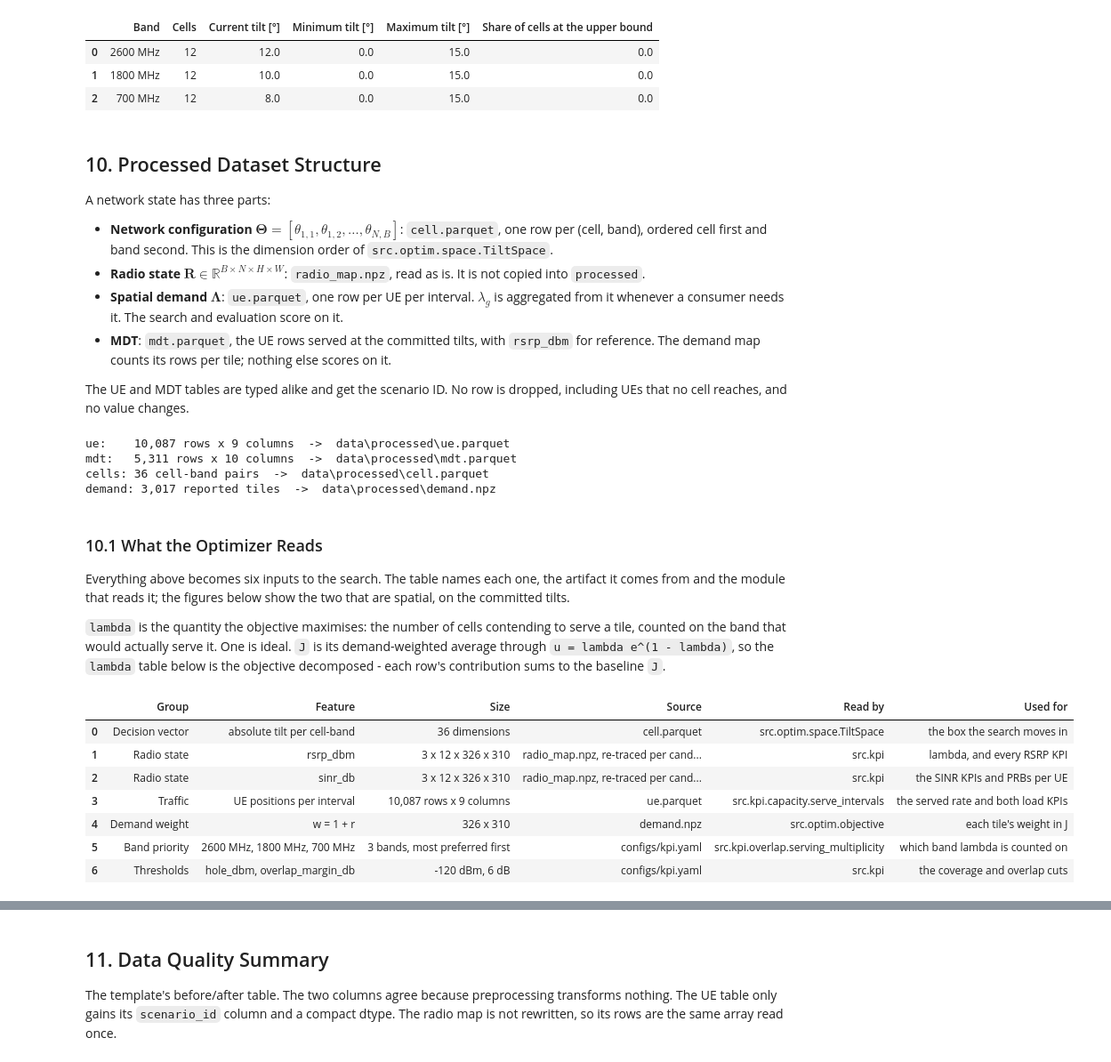
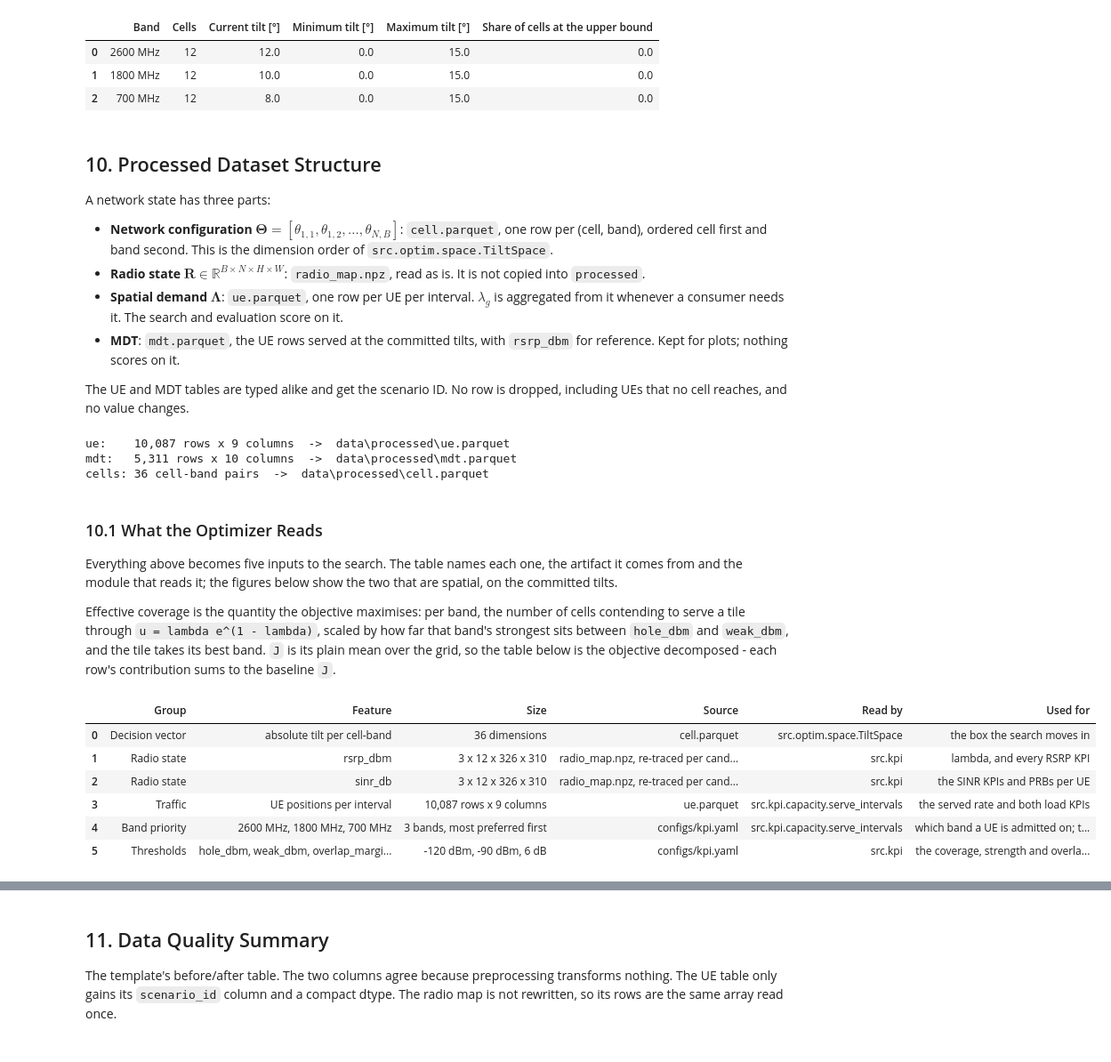
Before and after one commit to NguyenVu04/band-tilt, a Jupyter notebook: notebooks/02_preprocessing.ipynb, the cells around one changed output, grey strips where cells are left out. Shown at 89% size. Drawn from its saved outputs; the diff is of its cells as text; code cells hidden in the pictures.

```diff
--- a/notebooks/02_preprocessing.ipynb
+++ b/notebooks/02_preprocessing.ipynb
@@ -625,7 +474,7 @@ A network state has three parts:
 - **Network configuration** $\mathbf{\Theta} = [\theta_{1,1}, \theta_{1,2}, \dots, \theta_{N,B}]$: `cell.parquet`, one row per (cell, band), ordered cell first and band second. This is the dimension order of `src.optim.space.TiltSpace`.
 - **Radio state** $\mathbf{R} \in \mathbb{R}^{B \times N \times H \times W}$: `radio_map.npz`, read as is. It is not copied into `processed`.
 - **Spatial demand** $\mathbf{\Lambda}$: `ue.parquet`, one row per UE per interval. $\lambda_g$ is aggregated from it whenever a consumer needs it. The search and evaluation score on it.
-- **MDT**: `mdt.parquet`, the UE rows served at the committed tilts, with `rsrp_dbm` for reference. The demand map counts its rows per tile; nothing else scores on it.
+- **MDT**: `mdt.parquet`, the UE rows served at the committed tilts, with `rsrp_dbm` for reference. Kept for plots; nothing scores on it.
 
 The UE and MDT tables are typed alike and get the scenario ID. No row is dropped, including UEs that no cell reaches, and no value changes.
 # %%
@@ -640,35 +489,31 @@ assert (cell_table["band"].astype(str).to_numpy() == np.tile(bands, n_tx)).all()
 ue_path = save(ue, cfg.data.output.ue_file)
 mdt_path = save(mdt, cfg.data.output.mdt_file)
 cell_path = save(cell_table, cfg.data.output.cell_file)
-demand_path = demand.save(demand_map, cfg.data.output.demand_file)
 pd.testing.assert_frame_equal(pd.read_parquet(ue_path), ue)
 pd.testing.assert_frame_equal(pd.read_parquet(mdt_path), mdt)
 pd.testing.assert_frame_equal(pd.read_parquet(cell_path), cell_table)
 print(f"ue:    {len(ue):,} rows x {ue.shape[1]} columns  ->  {ue_path}")
 print(f"mdt:   {len(mdt):,} rows x {mdt.shape[1]} columns  ->  {mdt_path}")
 print(f"cells: {len(cell_table)} cell-band pairs  ->  {cell_path}")
-print(f"demand: {int(reported.sum()):,} reported tiles  ->  {demand_path}")
-np.testing.assert_allclose(demand.load_share(cfg), tile_share)
 # %% [output]
 ue:    10,087 rows x 9 columns  ->  data\processed\ue.parquet
 mdt:   5,311 rows x 10 columns  ->  data\processed\mdt.parquet
 cells: 36 cell-band pairs  ->  data\processed\cell.parquet
-demand: 3,017 reported tiles  ->  data\processed\demand.npz
 # %% [markdown]
 ### 10.1 What the Optimizer Reads
 
-Everything above becomes six inputs to the search. The table names each one, the
+Everything above becomes five inputs to the search. The table names each one, the
 artifact it comes from and the module that reads it; the figures below show the
 two that are spatial, on the committed tilts.
 
-`lambda` is the quantity the objective maximises: the number of cells contending
-to serve a tile, counted on the band that would actually serve it. One is ideal.
-`J` is its demand-weighted average through `u = lambda e^(1 - lambda)`, so the
-`lambda` table below is the objective decomposed - each row's contribution sums
-to the baseline `J`.
+Effective coverage is the quantity the objective maximises: per band, the number
+of cells contending to serve a tile through `u = lambda e^(1 - lambda)`, scaled by
+how far that band's strongest sits between `hole_dbm` and `weak_dbm`, and the tile
+takes its best band. `J` is its plain mean over the grid, so the table below is
+the objective decomposed - each row's contribution sums to the baseline `J`.
 # %%
 space = TiltSpace.from_config(cfg)
-multiplicity = serving_multiplicity(rsrp, cfg, bands)
+utility_per_tile = effective_coverage(rsrp, cfg)
 
 optimizer_features = pd.DataFrame(
     [
@@ -699,47 +544,39 @@ optimizer_features = pd.DataFrame(
         (
             "Traffic",
             "UE positions per interval",
             f"{len(ue):,} rows x {ue.shape[1]} columns",
             "ue.parquet",
             "src.kpi.capacity.serve_intervals",
             "the served rate and both load KPIs",
         ),
         (
-            "Demand weight",
-            "w = 1 + r",
-            f"{n_rows} x {n_cols}",
-            "demand.npz",
-            "src.optim.objective",
-            "each tile's weight in J",
-        ),
-        (
             "Band priority",
             ", ".join(label(str(band)) for band in cfg.kpi.capacity.band_preference),
             f"{n_band} bands, most preferred first",
             "configs/kpi.yaml",
-            "src.kpi.overlap.serving_multiplicity",
-            "which band lambda is counted on",
+            "src.kpi.capacity.serve_intervals",
+            "which band a UE is admitted on; the objective does not read it",
         ),
         (
             "Thresholds",
-            "hole_dbm, overlap_margin_db",
-            f"{hole_dbm:g} dBm, {float(cfg.kpi.overlap_margin_db):g} dB",
+            "hole_dbm, weak_dbm, overlap_margin_db",
+            f"{hole_dbm:g} dBm, {float(cfg.kpi.weak_dbm):g} dBm, "
+            f"{float(cfg.kpi.overlap_margin_db):g} dB",
             "configs/kpi.yaml",
             "src.kpi",
-            "the coverage and overlap cuts",
+            "the coverage, strength and overlap cuts",
         ),
     ],
     columns=["Group", "Feature", "Size", "Source", "Read by", "Used for"],
 )
 save_table(optimizer_features, "optimizer_features")
 optimizer_features
 # %% [output]
 |  | Group | Feature | Size | Source | Read by | Used for |
 | 0 | Decision vector | absolute tilt per cell-band | 36 dimensions | cell.parquet | src.optim.space.TiltSpace | the box the search moves in |
 | 1 | Radio state | rsrp_dbm | 3 x 12 x 326 x 310 | radio_map.npz, re-traced per cand... | src.kpi | lambda, and every RSRP KPI |
 | 2 | Radio state | sinr_db | 3 x 12 x 326 x 310 | radio_map.npz, re-traced per cand... | src.kpi | the SINR KPIs and PRBs per UE |
 | 3 | Traffic | UE positions per interval | 10,087 rows x 9 columns | ue.parquet | src.kpi.capacity.serve_intervals | the served rate and both load KPIs |
-| 4 | Demand weight | w = 1 + r | 326 x 310 | demand.npz | src.optim.objective | each tile's weight in J |
-| 5 | Band priority | 2600 MHz, 1800 MHz, 700 MHz | 3 bands, most preferred first | configs/kpi.yaml | src.kpi.overlap.serving_multiplicity | which band lambda is counted on |
-| 6 | Thresholds | hole_dbm, overlap_margin_db | -120 dBm, 6 dB | configs/kpi.yaml | src.kpi | the coverage and overlap cuts |
+| 4 | Band priority | 2600 MHz, 1800 MHz, 700 MHz | 3 bands, most preferred first | configs/kpi.yaml | src.kpi.capacity.serve_intervals | which band a UE is admitted on; t... |
+| 5 | Thresholds | hole_dbm, weak_dbm, overlap_margi... | -120 dBm, -90 dBm, 6 dB | configs/kpi.yaml | src.kpi | the coverage, strength and overla... |
 # %%
```
Also changed, not shown: parts of 16 cells of this notebook, 28 other files.
